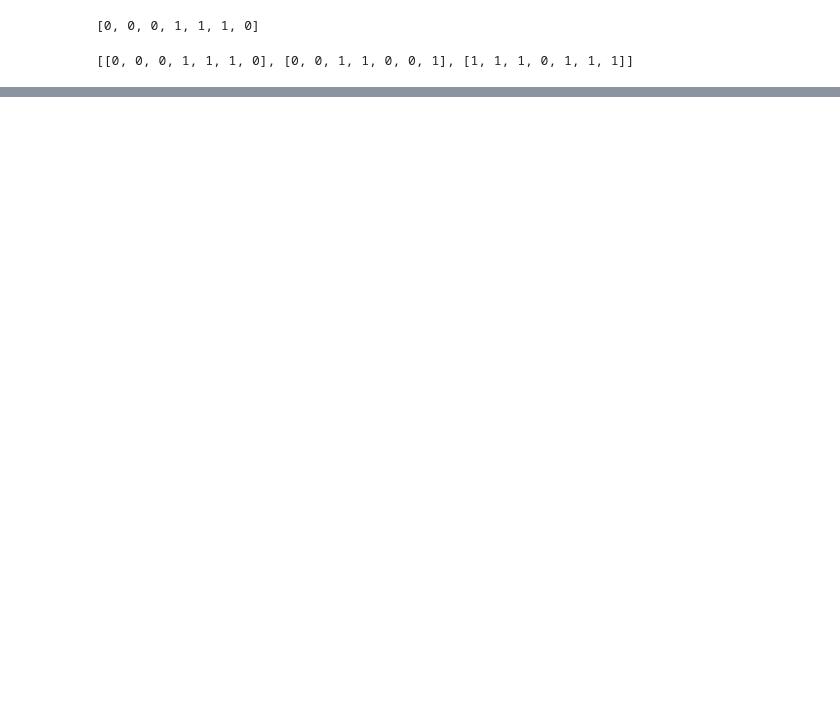
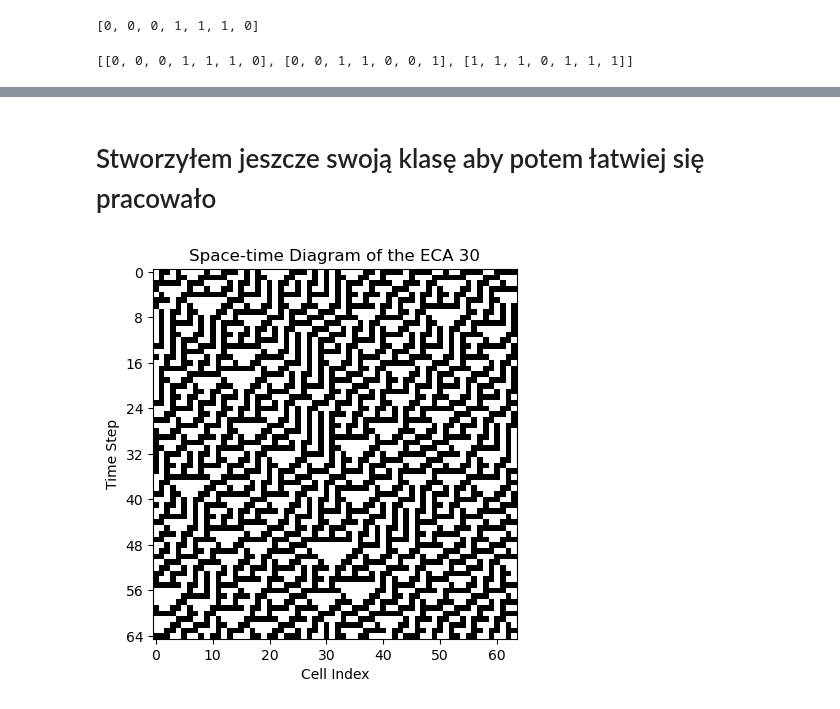
Before and after one commit to jwegrzynek/Automata, a Jupyter notebook: lab02/ex1.ipynb, the cells around one changed output, grey strips where cells are left out. Saved outputs shown, nothing was run; the diff lists cells and outputs as text; code cells hidden in the pictures; blank space fills up the shorter version.

```diff
--- a/lab02/ex1.ipynb
+++ b/lab02/ex1.ipynb
@@ -74,0 +56,11 @@ ModuleNotFoundError: No module named 'matplotlib'
+# %% [markdown]
+# Stworzyłem jeszcze swoją klasę aby potem łatwiej się pracowało
+# %%
+from eca import ECA
+
+automaton = ECA.init_random(64)
+#automaton = ECA.init_config([1, 0, 0, 0, 1, 0, 0])
+automaton.evolve(30, 64)
+automaton.visualize()
+# %% [output]
+[figure, added]
```
Also changed, not shown: parts of 9 cells of this notebook, 1 other file.
